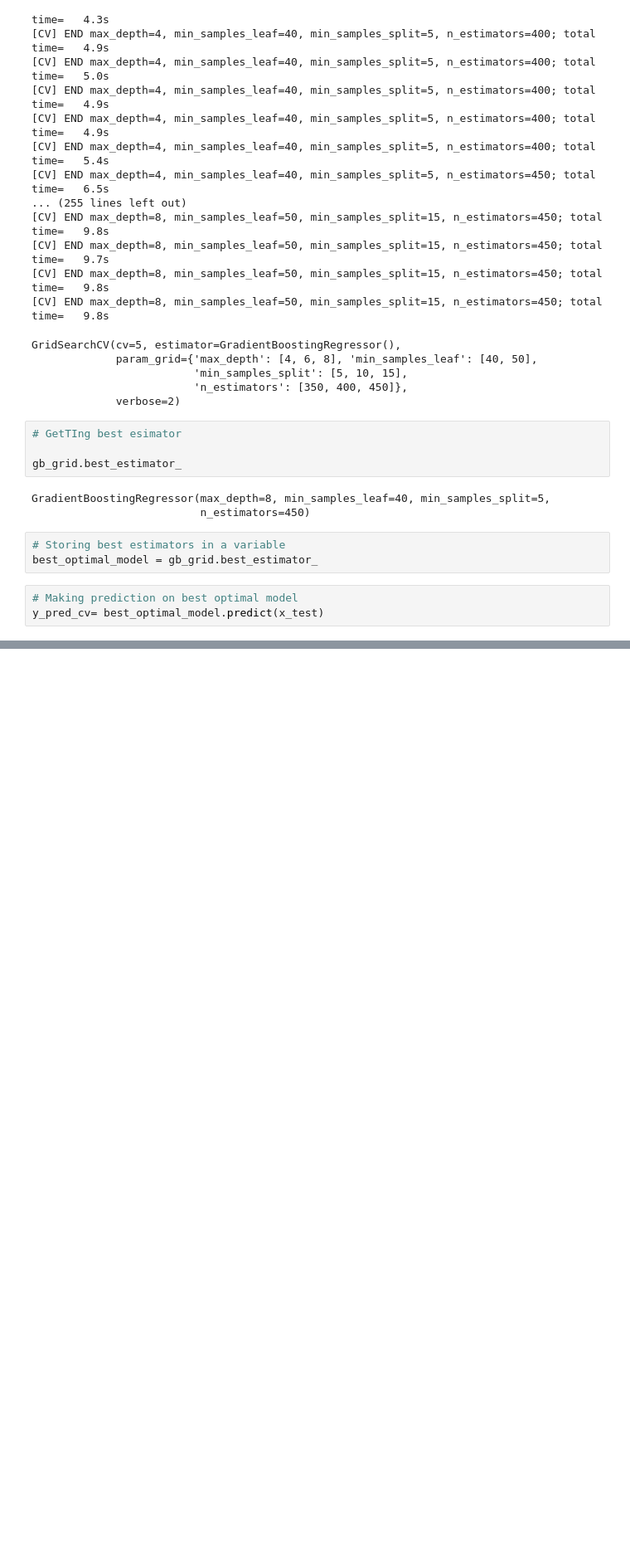
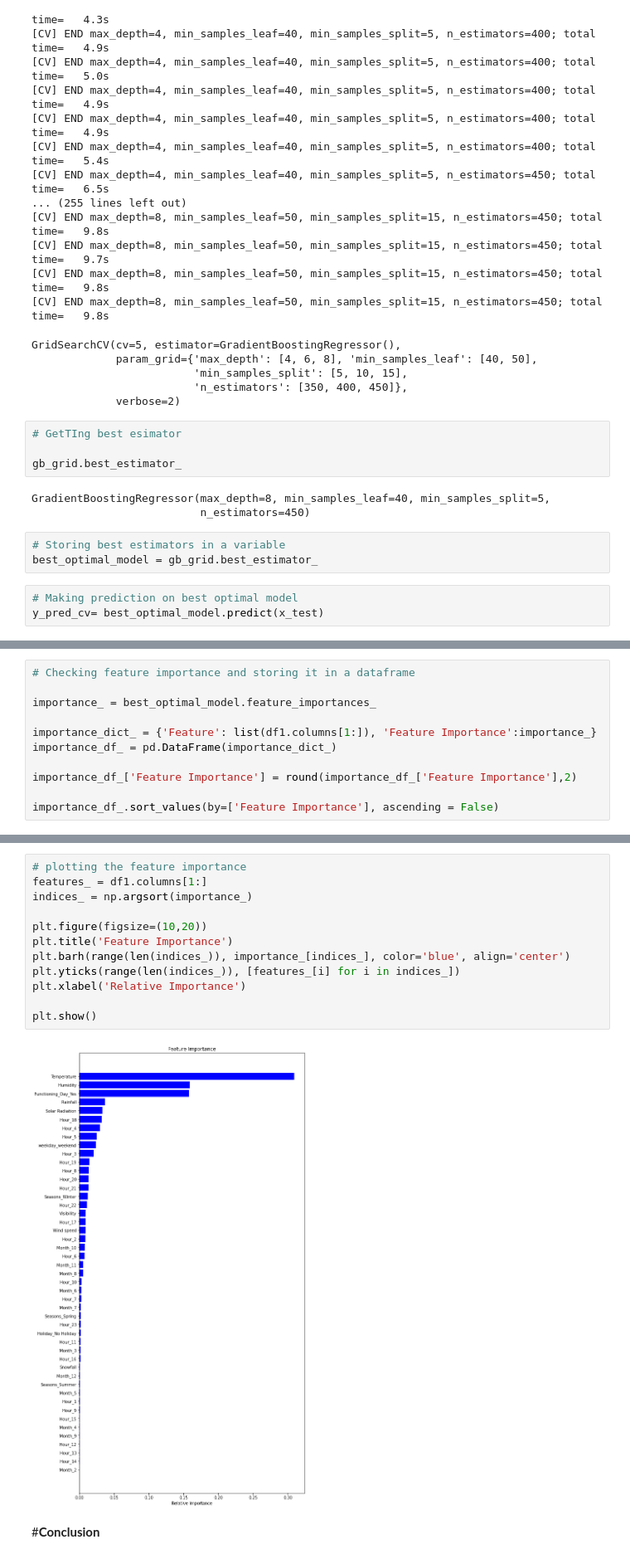
Before and after one commit to iamNirmeshGupta/Bike-Sharing-Demand-Prediction-, a Jupyter notebook: Bike_Sharing_Demand_Prediction_Capstone_Project_Nirmesh_Gupta.ipynb, the cells around one changed output, grey strips where cells are left out. Shown at 83% size. Saved outputs shown, nothing was run; the diff lists cells and outputs as text; blank space fills up the shorter version.

```diff
--- a/Bike_Sharing_Demand_Prediction_Capstone_Project_Nirmesh_Gupta.ipynb
+++ b/Bike_Sharing_Demand_Prediction_Capstone_Project_Nirmesh_Gupta.ipynb
@@ -907,0 +970,11 @@ Adjusted R2 :  0.9321235431588553
+# %%
+# Checking feature importance and storing it in a dataframe
+
+importance_ = best_optimal_model.feature_importances_
+
+importance_dict_ = {'Feature': list(df1.columns[1:]), 'Feature Importance':importance_}
+importance_df_ = pd.DataFrame(importance_dict_)
+
+importance_df_['Feature Importance'] = round(importance_df_['Feature Importance'],2)
+
+importance_df_.sort_values(by=['Feature Importance'], ascending = False)
@@ -907,0 +999,16 @@ Adjusted R2 :  0.9321235431588553
+# %%
+# plotting the feature importance
+features_ = df1.columns[1:]
+indices_ = np.argsort(importance_)
+
+plt.figure(figsize=(10,20))
+plt.title('Feature Importance')
+plt.barh(range(len(indices_)), importance_[indices_], color='blue', align='center')
+plt.yticks(range(len(indices_)), [features_[i] for i in indices_])
+plt.xlabel('Relative Importance')
+
+plt.show()
+# %% [output]
+[figure, added]
+# %% [markdown]
+#**Conclusion**
```
Also changed, not shown: parts of 16 cells of this notebook.
